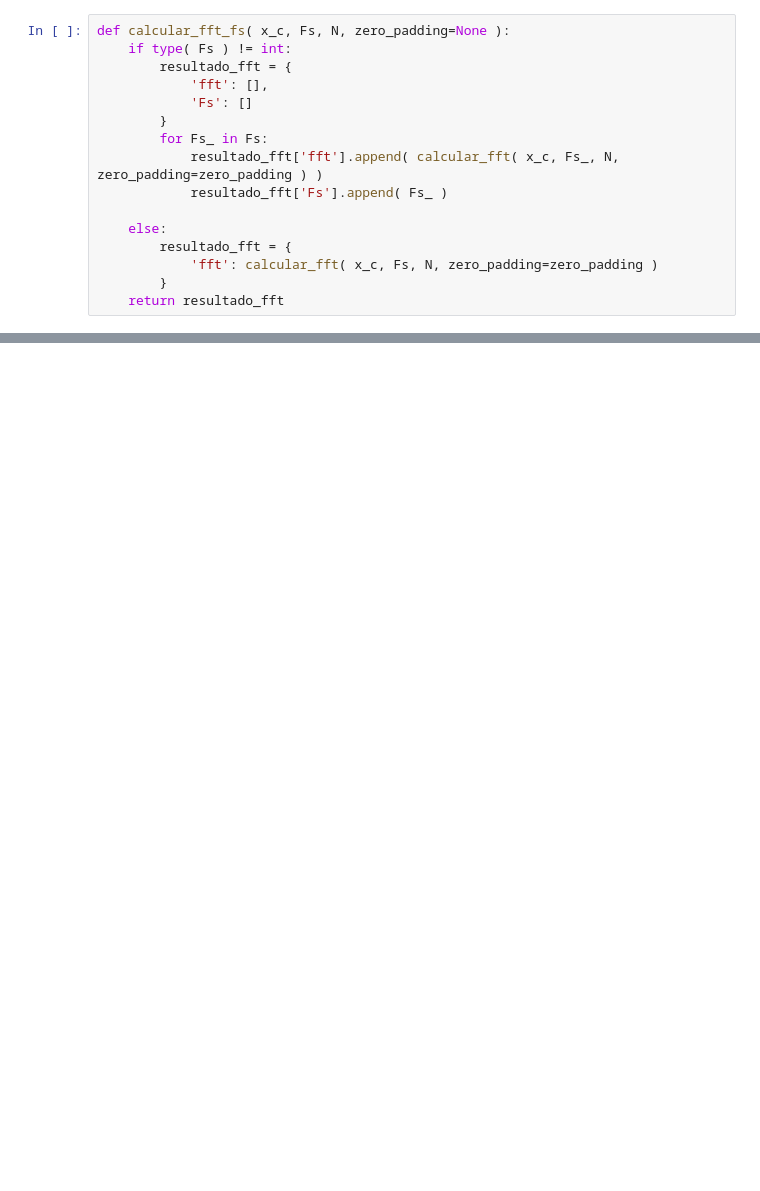
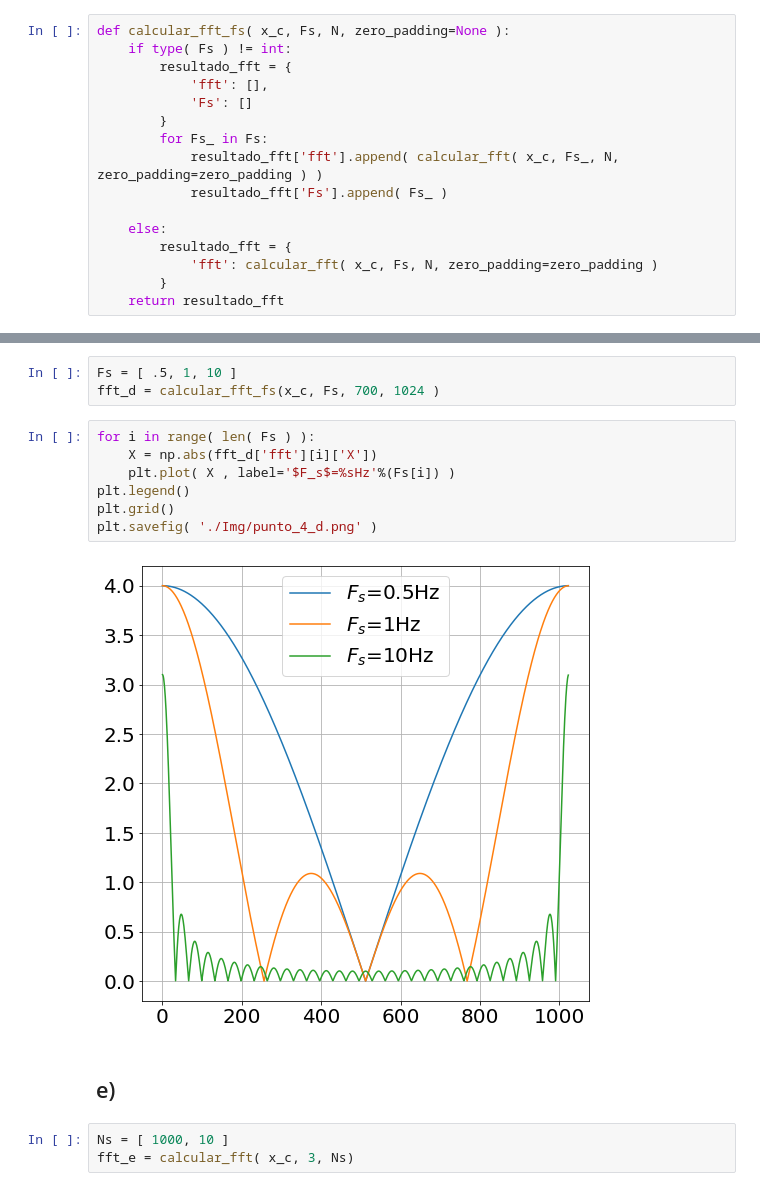
Before and after one commit to Equipo-2-DSP/informe_parte_2, a Jupyter notebook: 04-Continua-Periodica.ipynb, the cells around one changed output, grey strips where cells are left out. Cells and saved outputs as stored; diff of their text form; blank space fills up the shorter version.

```diff
--- a/04-Continua-Periodica.ipynb
+++ b/04-Continua-Periodica.ipynb
@@ -91,0 +99,17 @@ plt.plot( t, np.sin(t + np.pi/2) )
+# %%
+Fs = [ .5, 1, 10 ]
+fft_d = calcular_fft_fs(x_c, Fs, 700, 1024 )
+# %%
+for i in range( len( Fs ) ):
+    X = np.abs(fft_d['fft'][i]['X'])
+    plt.plot( X , label='$F_s$=%sHz'%(Fs[i]) )
+plt.legend()
+plt.grid()
+plt.savefig( './Img/punto_4_d.png' )
+# %% [output]
+[figure, added]
+# %% [markdown]
+## e)
+# %%
+Ns = [ 1000, 10 ]
+fft_e = calcular_fft( x_c, 3, Ns)
```
Also changed, not shown: parts of 16 cells of this notebook, 8 other files.
